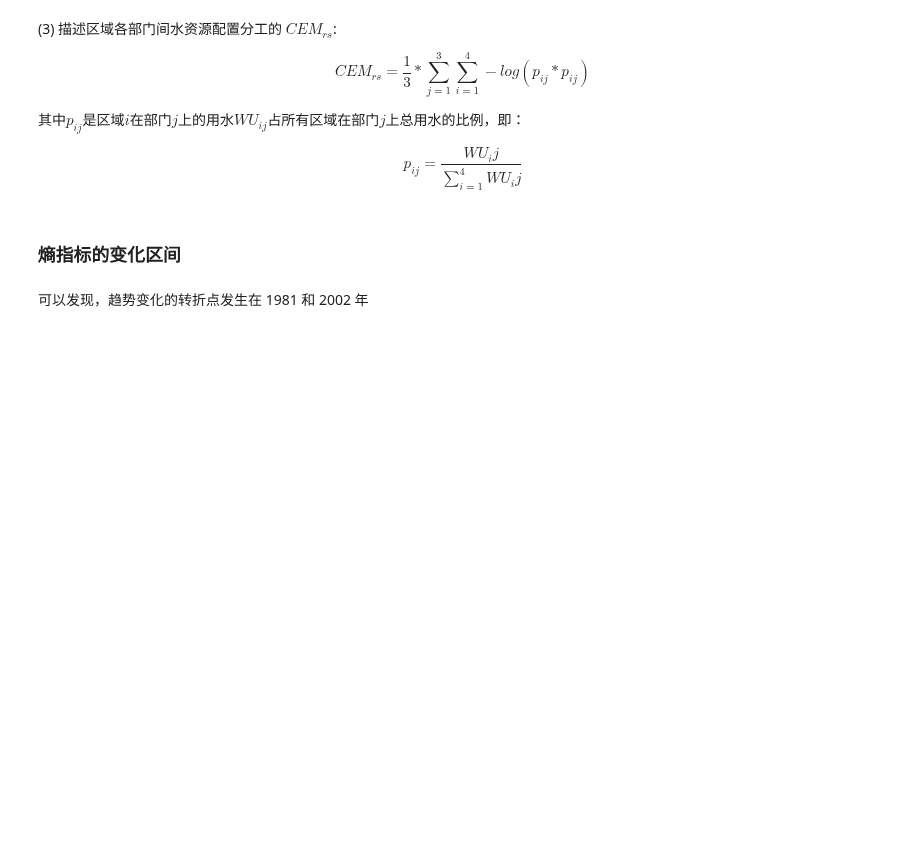
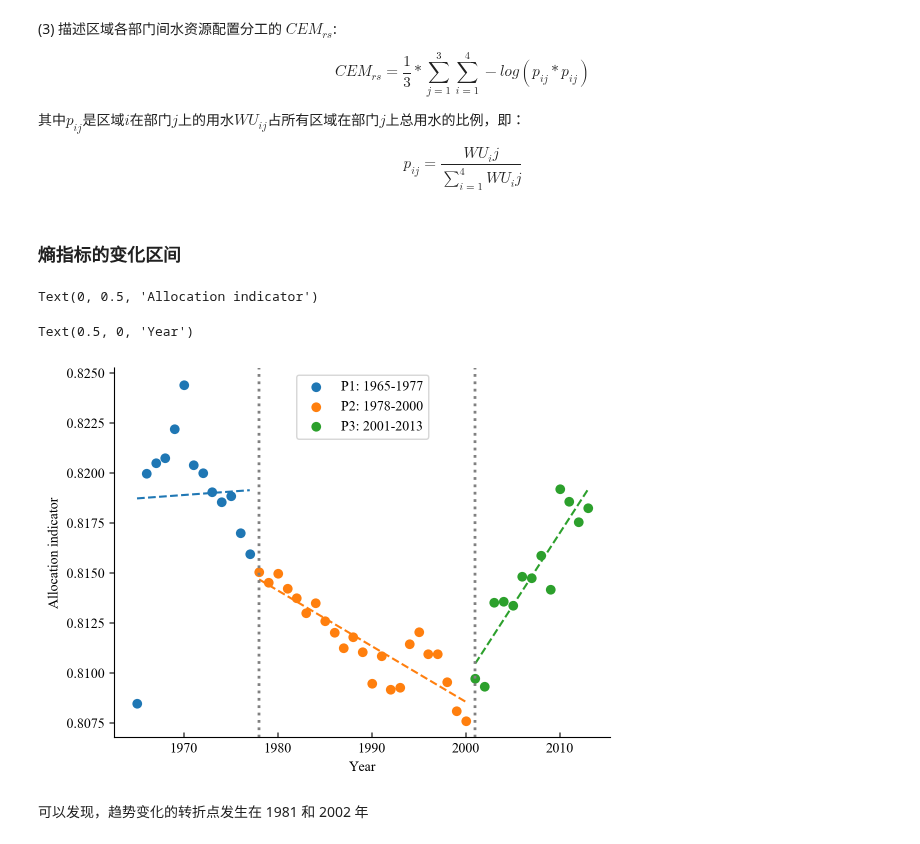
Before and after one commit to SongshGeo/Water-Governance-Regimes, a Jupyter notebook: notebooks/allocation.ipynb, the cells around one changed output. Saved outputs shown, nothing was run; the diff lists cells and outputs as text; code cells hidden in the pictures; blank space fills up the shorter version.

```diff
--- a/notebooks/allocation.ipynb
+++ b/notebooks/allocation.ipynb
@@ -77,24 +77,33 @@ $$ p_{ij} = \frac{WU_ij}{\sum_{i=1}^4 WU_ij} $$
 # %%
 from regimes_yrb.allocation import calc_regional_entropy
 from regimes_yrb.plot import plot_data
 from regimes_yrb.tools.statistic import norm_zscore
 from mksci_font import config_font
 from regimes_yrb.plot import plot_pettitt_change_points
+from matplotlib import pyplot as plt
 
 config_font()
 allocation = calc_regional_entropy(city_yr)
 
 ax1 = plot_pettitt_change_points(
     allocation,
     change_points=cfg.breakpoints,
     returns="ax",
 )
-ax1.set_ylabel("分配方式")
-ax1.set_xlabel("年份")
+ax1.set_ylabel("Allocation indicator")
+# ax1.set_ylabel("分配方式")
+# ax1.set_xlabel("年份")
+ax1.set_xlabel("Year")
 ax1.spines["top"].set_visible(False)
 ax1.spines["right"].set_visible(False)
 
+plt.savefig("figures/sup/allocation.png", dpi=300)
+
 # 数据导出
 allocation.to_csv(cfg.db.results.A)
+# %% [output]
+Text(0, 0.5, 'Allocation indicator')
+Text(0.5, 0, 'Year')
+[figure, added]
 # %% [markdown]
 可以发现，趋势变化的转折点发生在 1981 和 2002 年
```
Also changed, not shown: 2 other files.
